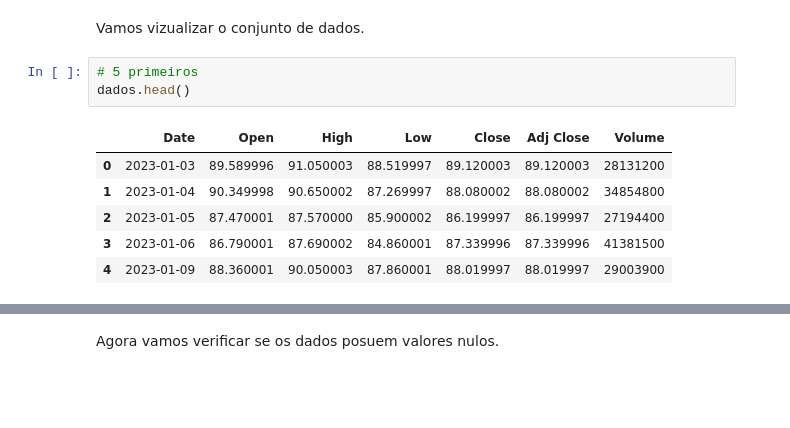
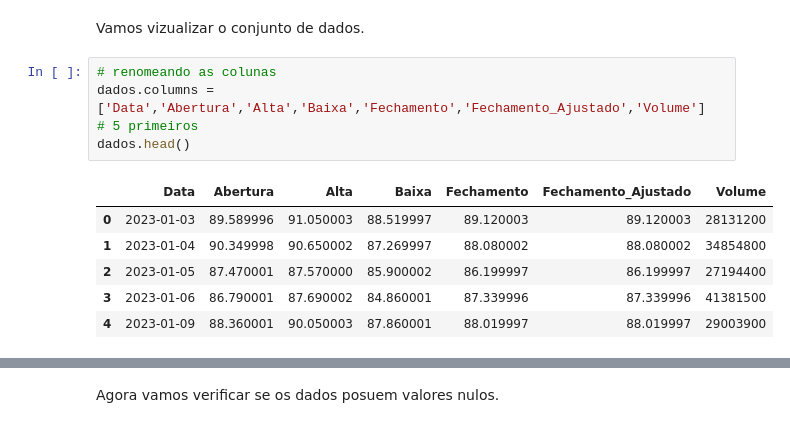
Before and after one commit to micaellimaj/series_temporais, a Jupyter notebook: EstoqueDoGoogle.ipynb, the cells around one changed output, grey strips where cells are left out. Drawn from its saved outputs; the diff is of its cells as text; blank space fills up the shorter version.

```diff
--- a/EstoqueDoGoogle.ipynb
+++ b/EstoqueDoGoogle.ipynb
@@ -18,10 +20,12 @@ dados = pd.read_csv('Google_Stock_Test (2023).csv')
 # %% [markdown]
 Vamos vizualizar o conjunto de dados.
 # %%
+# renomeando as colunas
+dados.columns = ['Data','Abertura','Alta','Baixa','Fechamento','Fechamento_Ajustado','Volume']
 # 5 primeiros
 dados.head()
 # %% [output]
-|  | Date | Open | High | Low | Close | Adj Close | Volume |
+|  | Data | Abertura | Alta | Baixa | Fechamento | Fechamento_Ajustado | Volume |
 | 0 | 2023-01-03 | 89.589996 | 91.050003 | 88.519997 | 89.120003 | 89.120003 | 28131200 |
 | 1 | 2023-01-04 | 90.349998 | 90.650002 | 87.269997 | 88.080002 | 88.080002 | 34854800 |
 | 2 | 2023-01-05 | 87.470001 | 87.570000 | 85.900002 | 86.199997 | 86.199997 | 27194400 |
```
Also changed, not shown: parts of 21 cells of this notebook, 1 other file.
